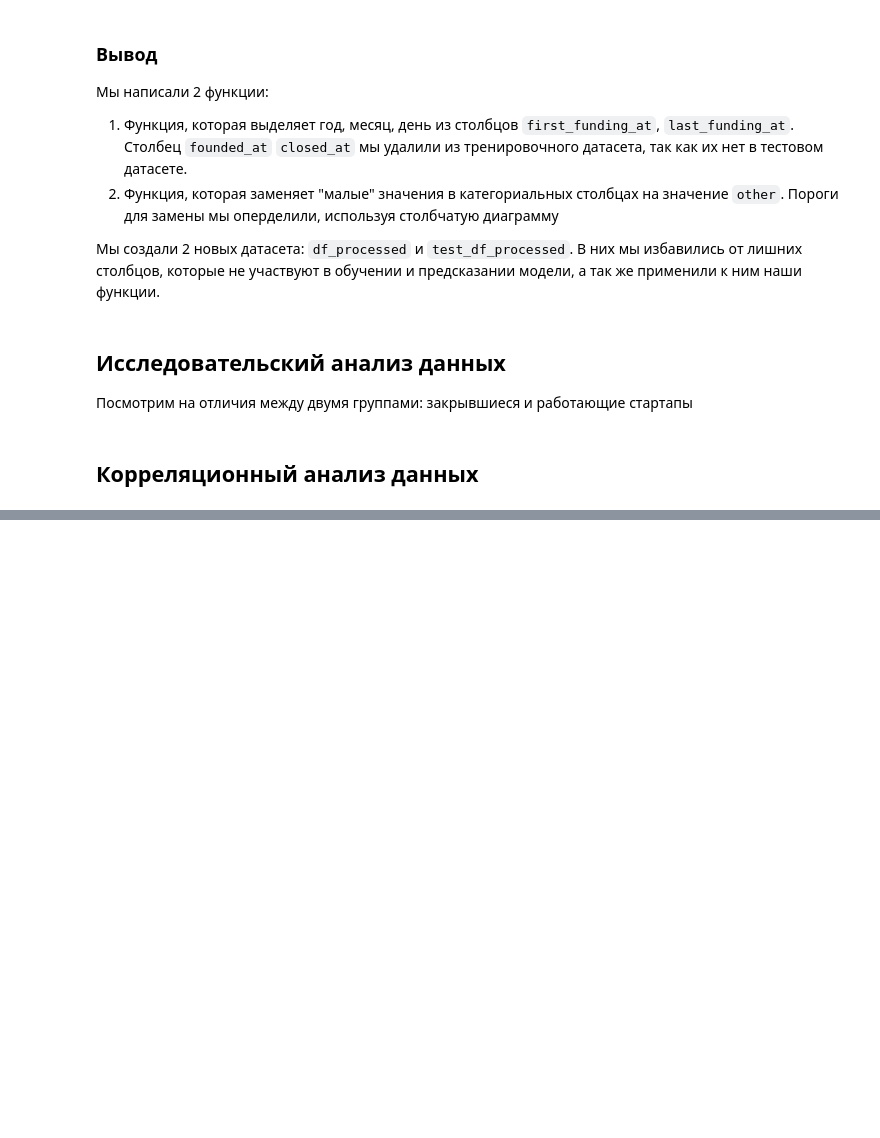
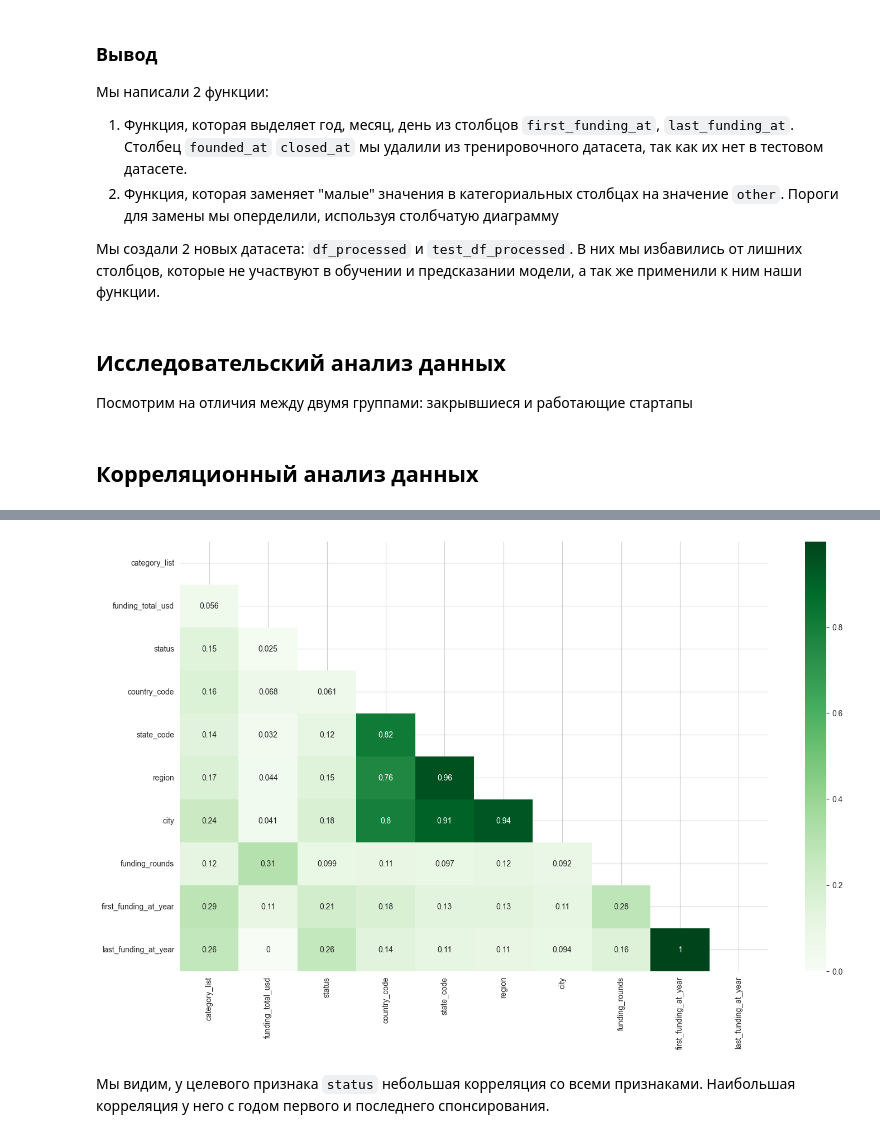
Before and after one commit to Moncervers/startup_closure_prediction, a Jupyter notebook: startup_close_prediction.ipynb, the cells around one changed output, grey strips where cells are left out. Cells and saved outputs as stored; diff of their text form; code cells hidden in the pictures; blank space fills up the shorter version.

```diff
--- a/startup_close_prediction.ipynb
+++ b/startup_close_prediction.ipynb
@@ -681,0 +719,20 @@ test_df_processed
+# %%
+plt.figure(figsize=(17, 10))
+
+ic = ['funding_total_usd', 'funding_rounds']
+sns.heatmap(
+    df_processed.drop(
+        ['first_funding_at_day', 'first_funding_at_month', 'last_funding_at_day', 'last_funding_at_month'],
+        axis=1).phik_matrix(
+        interval_cols=ic),
+    annot=True, cmap='Greens',
+    mask=(np.triu(
+        np.ones_like(df_processed.drop(['first_funding_at_day', 'first_funding_at_month', 'last_funding_at_day',
+                                        'last_funding_at_month'], axis=1).phik_matrix(interval_cols=ic), dtype=bool)))
+)
+
+plt.show()
+# %% [output]
+[figure, added]
+# %% [markdown]
+Мы видим, у целевого признака `status` небольшая корреляция со всеми признаками. Наибольшая корреляция у него с годом первого и последнего спонсирования.
```
Also changed, not shown: parts of 5 cells of this notebook.
